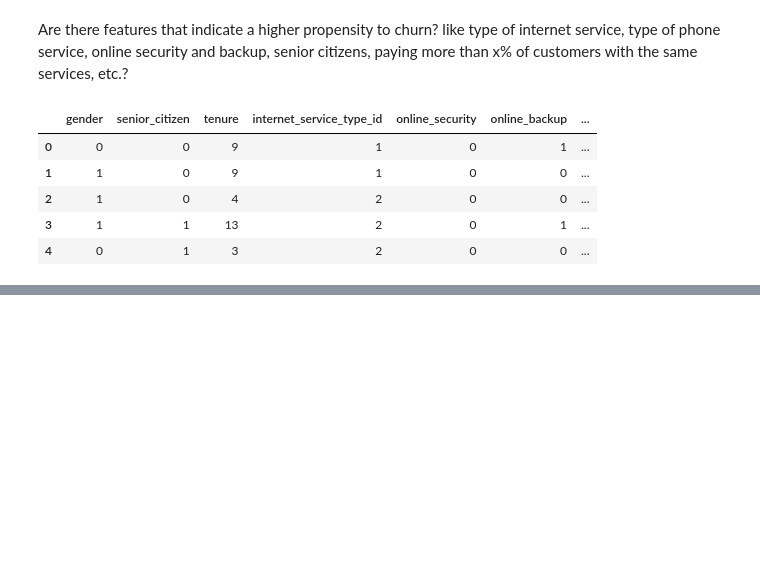
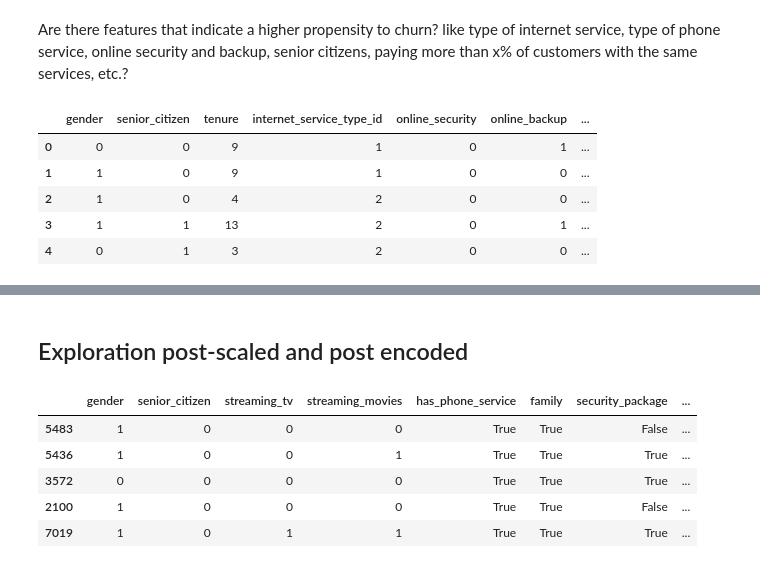
Before and after one commit to Jeff-Hutchins/telco-churn-project, a Jupyter notebook: exploration.ipynb, the cells around one changed output, grey strips where cells are left out. Drawn from its saved outputs; the diff is of its cells as text; code cells hidden in the pictures; blank space fills up the shorter version.

```diff
--- a/exploration.ipynb
+++ b/exploration.ipynb
@@ -126,0 +129,2 @@ sns.barplot(x="internet_service_type_id", y="churn", data=df)
+# %% [markdown]
+## Exploration post-scaled and post encoded
@@ -126,0 +150,52 @@ sns.barplot(x="internet_service_type_id", y="churn", data=df)
+# %%
+df = acquire.get_telco_churn_data()
+
+df = prepare.clean_data(df)
+
+df = prepare.combine_and_clean_variables(df)
+
+X_train, X_test, y_train, y_test = prepare.split_data(df)
+
+X_train, X_test = prepare.encode(X_train, X_test, 'internet_service_type_id')
+
+X_train['DSL'] = X_train[1]
+X_train['Fiber Optic'] = X_train[2]
+X_train['None'] = X_train[3]
+
+X_test['DSL'] = X_test[1]
+X_test['Fiber Optic'] = X_test[2]
+X_test['None'] = X_test[3]
+
+X_train = X_train.drop(columns='internet_service_type_id')
+X_test = X_test.drop(columns='internet_service_type_id')
+X_train = X_train.drop(columns=[1, 2, 3])
+X_test = X_test.drop(columns=[1, 2, 3])
+
+X_train, X_test = prepare.encode(X_train, X_test, 'contract_type_id')
+
+X_train['Month-to-Month'] = X_train[1]
+X_train['One Year'] = X_train[2]
+X_train['Two Year'] = X_train[3]
+
+X_test['Month-to-Month'] = X_test[1]
+X_test['One Year'] = X_test[2]
+X_test['Two Year'] = X_test[3]
+
+X_train = X_train.drop(columns='contract_type_id')
+X_test = X_test.drop(columns='contract_type_id')
+X_train = X_train.drop(columns=[1, 2, 3])
+X_test = X_test.drop(columns=[1, 2, 3])
+
+X_train, X_test, scaler = prepare.scale_minmax(X_train, X_test, column_list=['tenure', 'monthly_charges', 'total_charges'])
+
+X_train = X_train.drop(columns=['tenure', 'monthly_charges', 'total_charges', 'tenure_years'])
+X_test = X_test.drop(columns=['tenure', 'monthly_charges', 'total_charges', 'tenure_years'])
+# %%
+X_train.head()
+# %% [output]
+|  | gender | senior_citizen | streaming_tv | streaming_movies | has_phone_service | family | security_package | ... |
+| 5483 | 1 | 0 | 0 | 0 | True | True | False | ... |
+| 5436 | 1 | 0 | 0 | 1 | True | True | True | ... |
+| 3572 | 0 | 0 | 0 | 0 | True | True | True | ... |
+| 2100 | 1 | 0 | 0 | 0 | True | True | False | ... |
+| 7019 | 1 | 0 | 1 | 1 | True | True | True | ... |
```
Also changed, not shown: parts of 7 cells of this notebook, 6 other files.
